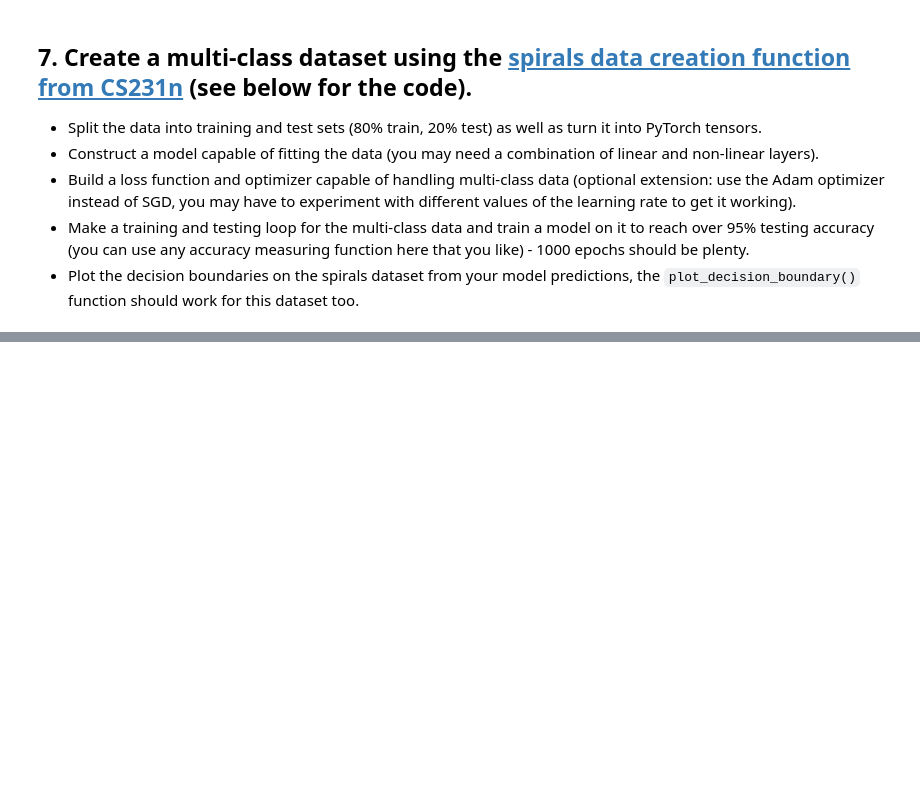
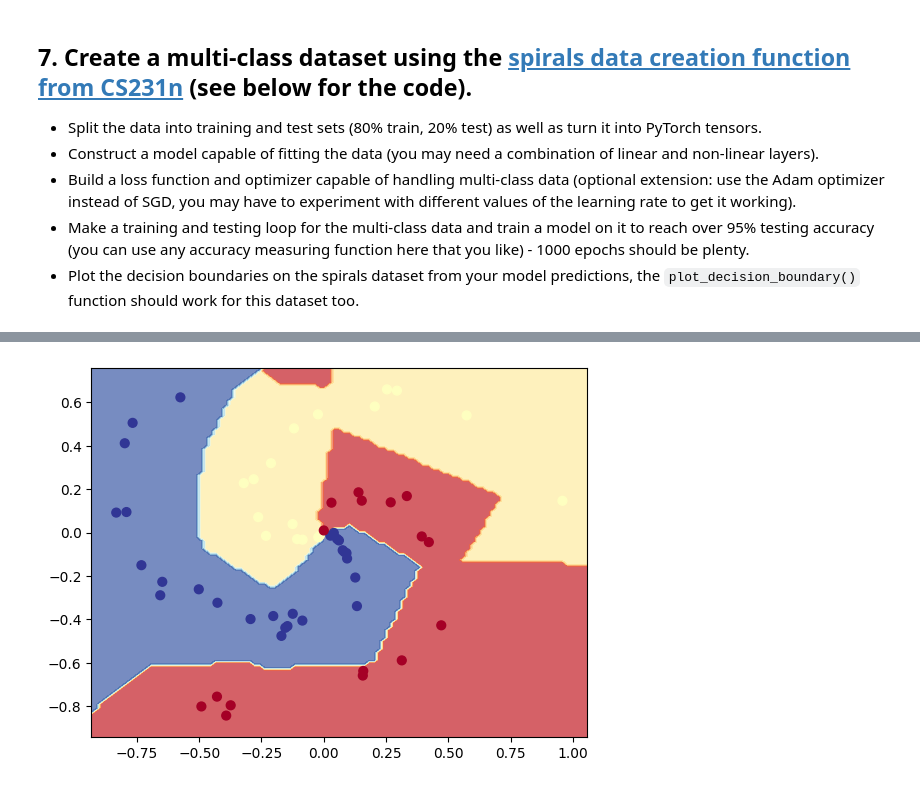
Before and after one commit to Mfr3ak/PyTorch-Practice, a Jupyter notebook: extras/exercises/New Practice/02_pytorch_classification_exercises.ipynb, the cells around one changed output, grey strips where cells are left out. Drawn from its saved outputs; the diff is of its cells as text; code cells hidden in the pictures; blank space fills up the shorter version.

```diff
--- a/extras/exercises/New Practice/02_pytorch_classification_exercises.ipynb
+++ b/extras/exercises/New Practice/02_pytorch_classification_exercises.ipynb
@@ -338,0 +456,4 @@ Pred labels:
+# %%
+plot_decision_boundary(model_1, X_test, y_test)
+# %% [output]
+[figure, added]
```
Also changed, not shown: parts of 17 cells of this notebook.
